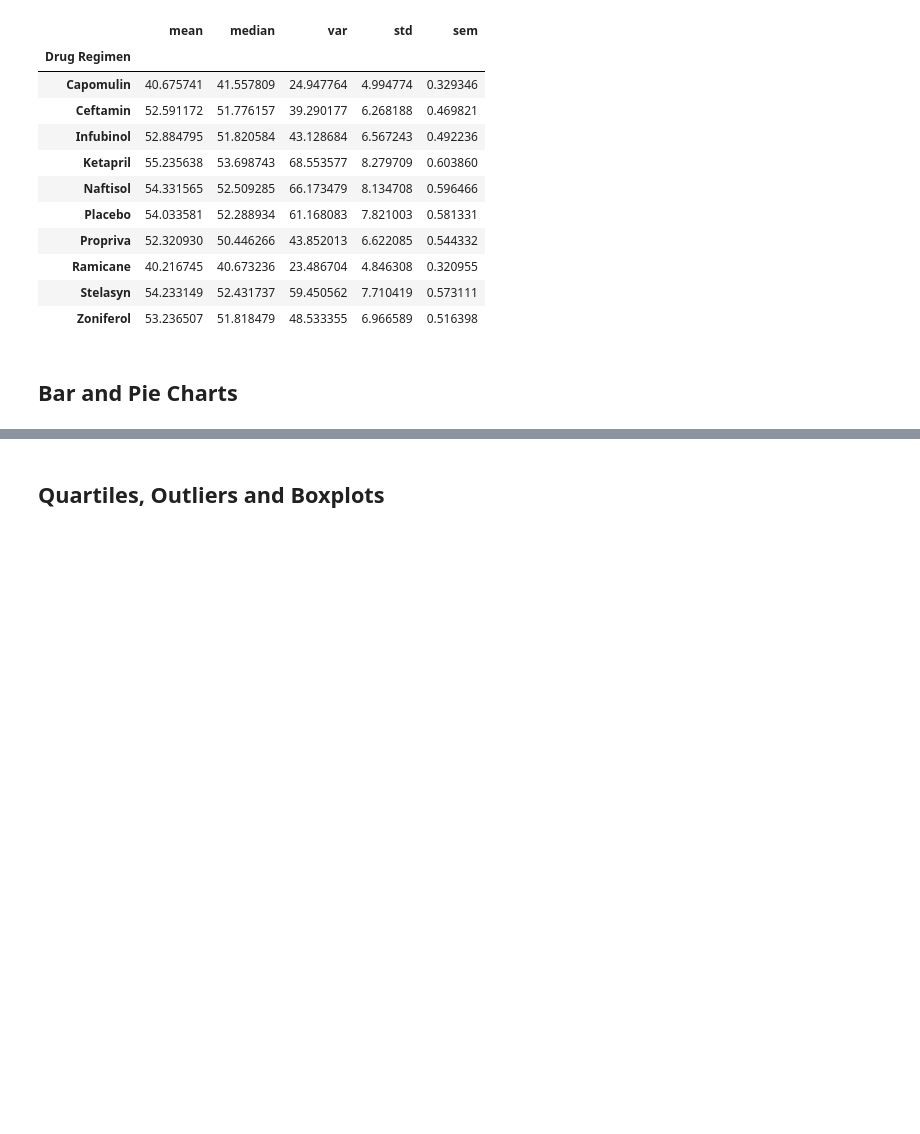
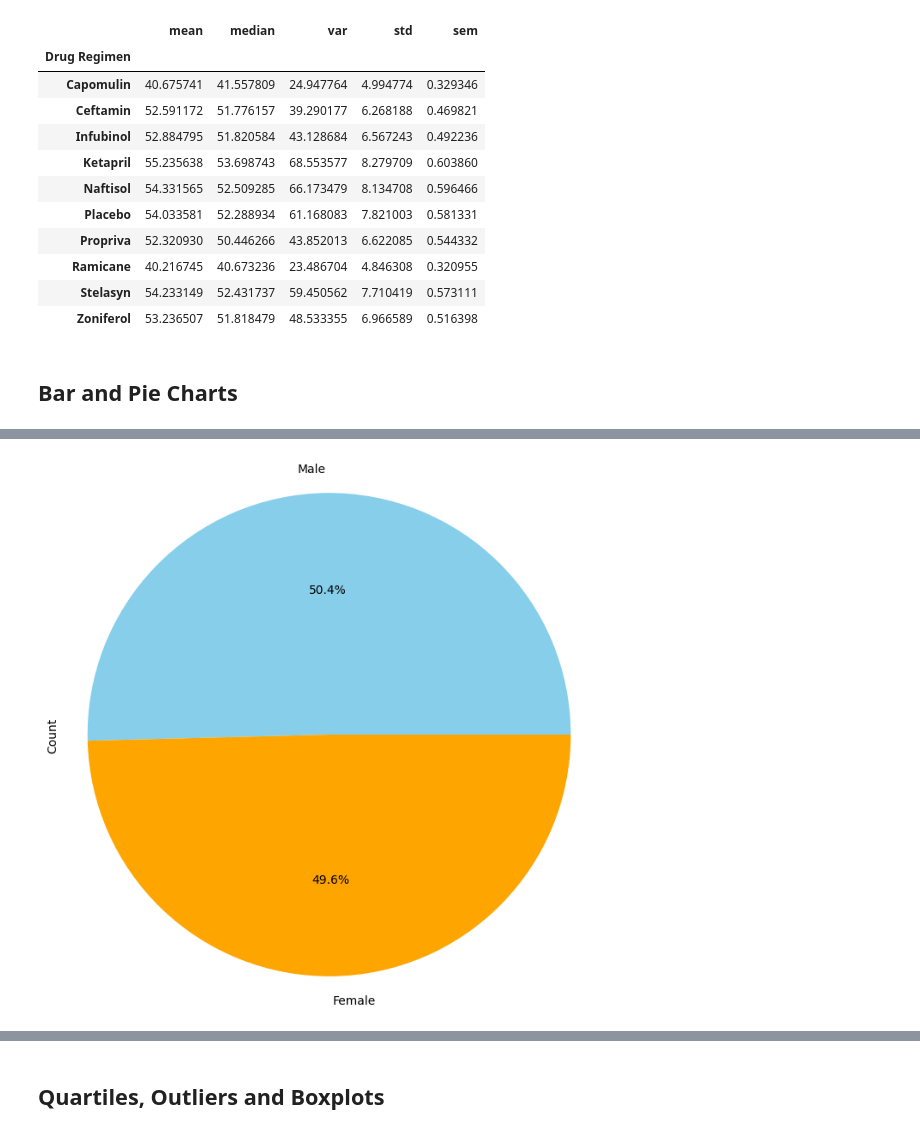
Before and after one commit to qstibbins/data-visualization, a Jupyter notebook: pymaceuticals_starter.ipynb, the cells around one changed output, grey strips where cells are left out. Cells and saved outputs as stored; diff of their text form; code cells hidden in the pictures; blank space fills up the shorter version.

```diff
--- a/pymaceuticals_starter.ipynb
+++ b/pymaceuticals_starter.ipynb
@@ -152,10 +175,21 @@ advanced_data_summary
 # %%
 # Generate a pie chart, using Pandas, showing the distribution of unique female versus male mice used in the study
-
 # Get the unique mice with their gender
-
+# gender_counts = mouse_metadata
+gender_counts = mouse_metadata[~mouse_metadata["Mouse ID"].isin(duplicate_mouse_ids)]
+gender_counts = gender_counts['Sex'].value_counts()
 
 # Make the pie chart
+gender_counts.plot(kind="pie", autopct='%1.1f%%', startangle=0, figsize=(8, 8), colors=['skyblue', 'orange'])
+
+# Equal aspect ratio ensures that pie is drawn as a circle.
+plt.axis('equal')
+plt.ylabel("Count")
+
+# Show the plot
+plt.show()
+# %% [output]
+[figure, added]
 # %%
 # Generate a pie chart, using pyplot, showing the distribution of unique female versus male mice used in the study
 
```
Also changed, not shown: parts of 3 cells of this notebook.
